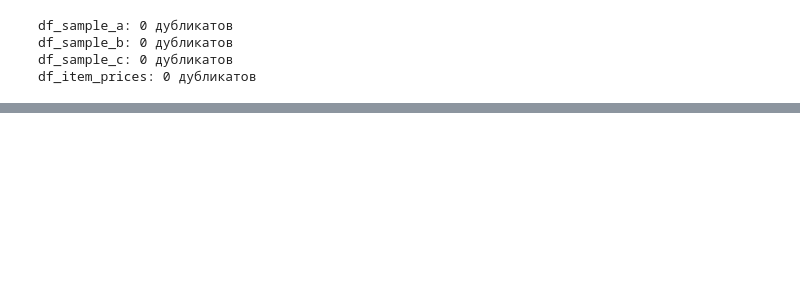
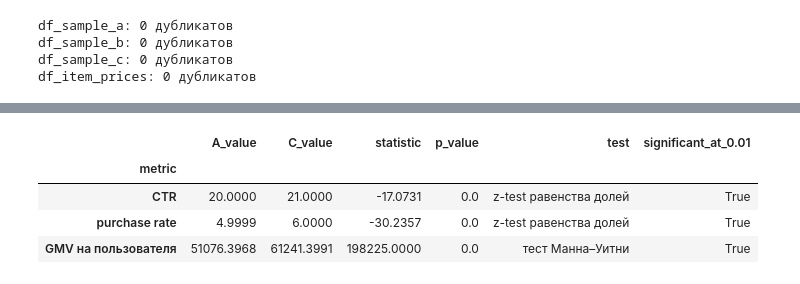
Before and after one commit to tgorbunov/sf_data_science, a Jupyter notebook: Skillfactory_ML/Economic impact assessment and MVP development/MVP-3. A B testing preparation and execution_Homework_TGorbunov.ipynb, the cells around one changed output, grey strips where cells are left out. Drawn from its saved outputs; the diff is of its cells as text; code cells hidden in the pictures; blank space fills up the shorter version.

```diff
--- a/Skillfactory_ML/Economic impact assessment and MVP development/MVP-3. A B testing preparation and execution_Homework_TGorbunov.ipynb
+++ b/Skillfactory_ML/Economic impact assessment and MVP development/MVP-3. A B testing preparation and execution_Homework_TGorbunov.ipynb
@@ -159,0 +529,90 @@ df_item_prices: 0 дубликатов
+# %%
+alpha = 0.01
+sample_a = df_sample_a.merge(price_lookup, on='item_id', how='left', validate='many_to_one')
+sample_c = df_sample_c.merge(price_lookup, on='item_id', how='left', validate='many_to_one')
+
+# Для долей используем просмотры как число наблюдений.
+def proportion_test(success_a, total_a, success_c, total_c):
+    proportion_a = success_a / total_a
+    proportion_c = success_c / total_c
+    pooled_proportion = (success_a + success_c) / (total_a + total_c)
+    standard_error = (
+        pooled_proportion * (1 - pooled_proportion)
+        * (1 / total_a + 1 / total_c)
+    ) ** 0.5
+    z_stat = (proportion_a - proportion_c) / standard_error
+    p_value = 2 * norm.sf(abs(z_stat))
+    return proportion_a, proportion_c, z_stat, p_value
+
+views_a = (sample_a['action_id'] == 1).sum()
+views_c = (sample_c['action_id'] == 1).sum()
+clicks_a = (sample_a['action_id'] == 0).sum()
+clicks_c = (sample_c['action_id'] == 0).sum()
+purchases_a = (sample_a['action_id'] == 2).sum()
+purchases_c = (sample_c['action_id'] == 2).sum()
+
+ctr_a, ctr_c, ctr_z, ctr_p = proportion_test(
+    clicks_a, views_a, clicks_c, views_c
+)
+purchase_rate_a, purchase_rate_c, purchase_z, purchase_p = proportion_test(
+    purchases_a, views_a, purchases_c, views_c
+)
+
+# GMV агрегируем на уровне пользователя, включая пользователей с GMV = 0.
+gmv_by_user_a = sample_a.assign(
+    purchase_gmv=sample_a['item_price'].where(sample_a['action_id'] == 2, 0)
+).groupby('user_id')['purchase_gmv'].sum()
+gmv_by_user_c = sample_c.assign(
+    purchase_gmv=sample_c['item_price'].where(sample_c['action_id'] == 2, 0)
+).groupby('user_id')['purchase_gmv'].sum()
+gmv_u, gmv_p = mannwhitneyu(
+    gmv_by_user_a, gmv_by_user_c, alternative='two-sided'
+)
+
+ac_test_results = pd.DataFrame([
+    {
+        'metric': 'CTR',
+        'A_value': ctr_a * 100,
+        'C_value': ctr_c * 100,
+        'statistic': ctr_z,
+        'p_value': ctr_p,
+        'test': 'z-test равенства долей'
+    },
+    {
+        'metric': 'purchase rate',
+        'A_value': purchase_rate_a * 100,
+        'C_value': purchase_rate_c * 100,
+        'statistic': purchase_z,
+        'p_value': purchase_p,
+        'test': 'z-test равенства долей'
+    },
+    {
+        'metric': 'GMV на пользователя',
+        'A_value': gmv_by_user_a.mean(),
+        'C_value': gmv_by_user_c.mean(),
+        'statistic': gmv_u,
+        'p_value': gmv_p,
+        'test': 'тест Манна–Уитни'
+    }
+]).set_index('metric')
+
+ac_test_results['significant_at_0.01'] = ac_test_results['p_value'] < alpha
+ac_test_results[['A_value', 'C_value', 'statistic', 'p_value']] = ac_test_results[
+    ['A_value', 'C_value', 'statistic', 'p_value']
+].round(4)
+
+print('Тестирование равенства метрик для групп A и C, alpha = 0.01:')
+display(ac_test_results)
+
+for metric, result in ac_test_results.iterrows():
+    if result['significant_at_0.01']:
+        print(
+            f"{metric}: различие статистически значимо "
+            f"(p-value = {result['p_value']:.4g})."
+        )
+    else:
+        print(
+            f"{metric}: статистически значимых различий не обнаружено "
+            f"(p-value = {result['p_value']:.4g})."
+        )
+# %% [output]
@@ -159,0 +620,5 @@ df_item_prices: 0 дубликатов
+|  | A_value | C_value | statistic | p_value | test | significant_at_0.01 |
+| metric |  |  |  |  |  |  |
+| CTR | 20.0000 | 21.0000 | -17.0731 | 0.0 | z-test равенства долей | True |
+| purchase rate | 4.9999 | 6.0000 | -30.2357 | 0.0 | z-test равенства долей | True |
+| GMV на пользователя | 51076.3968 | 61241.3991 | 198225.0000 | 0.0 | тест Манна–Уитни | True |
```
Also changed, not shown: parts of 24 cells of this notebook, 1 other file.
